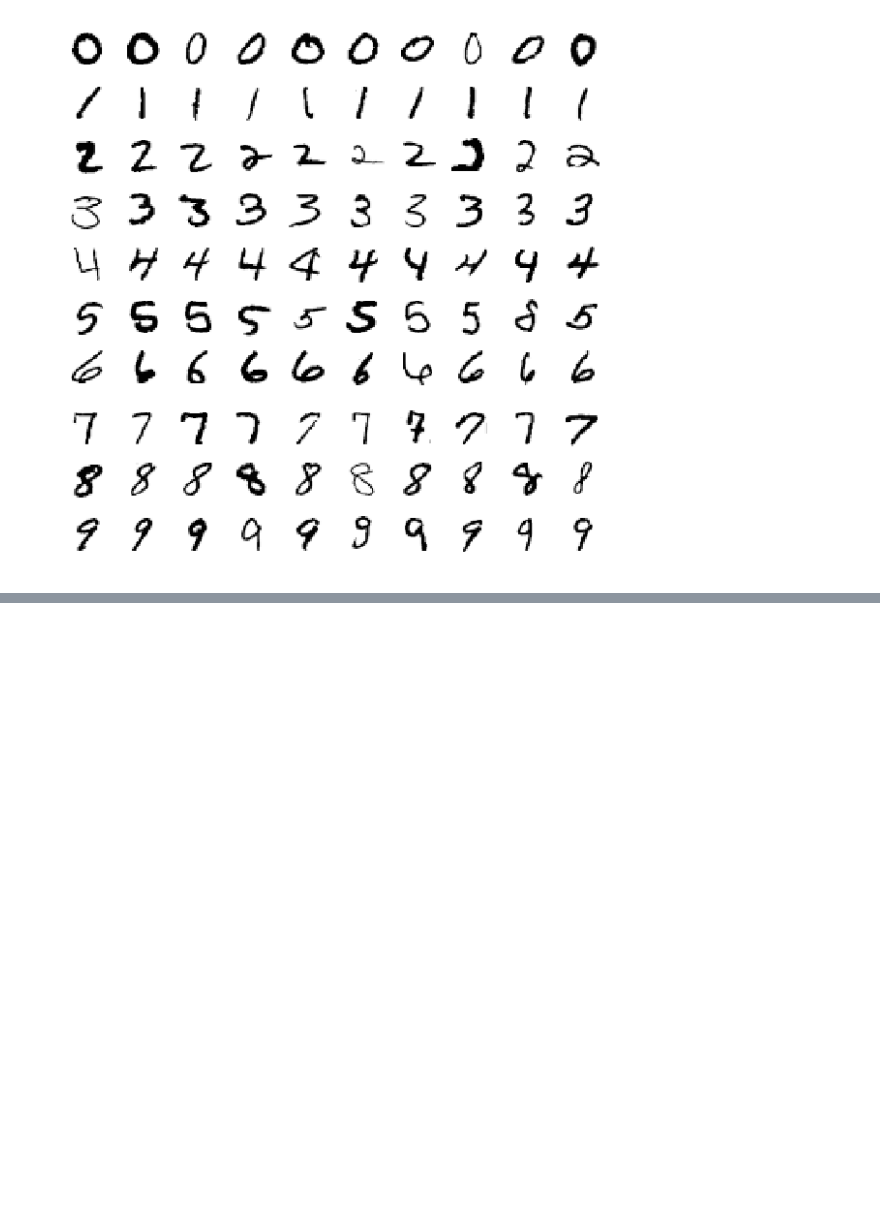
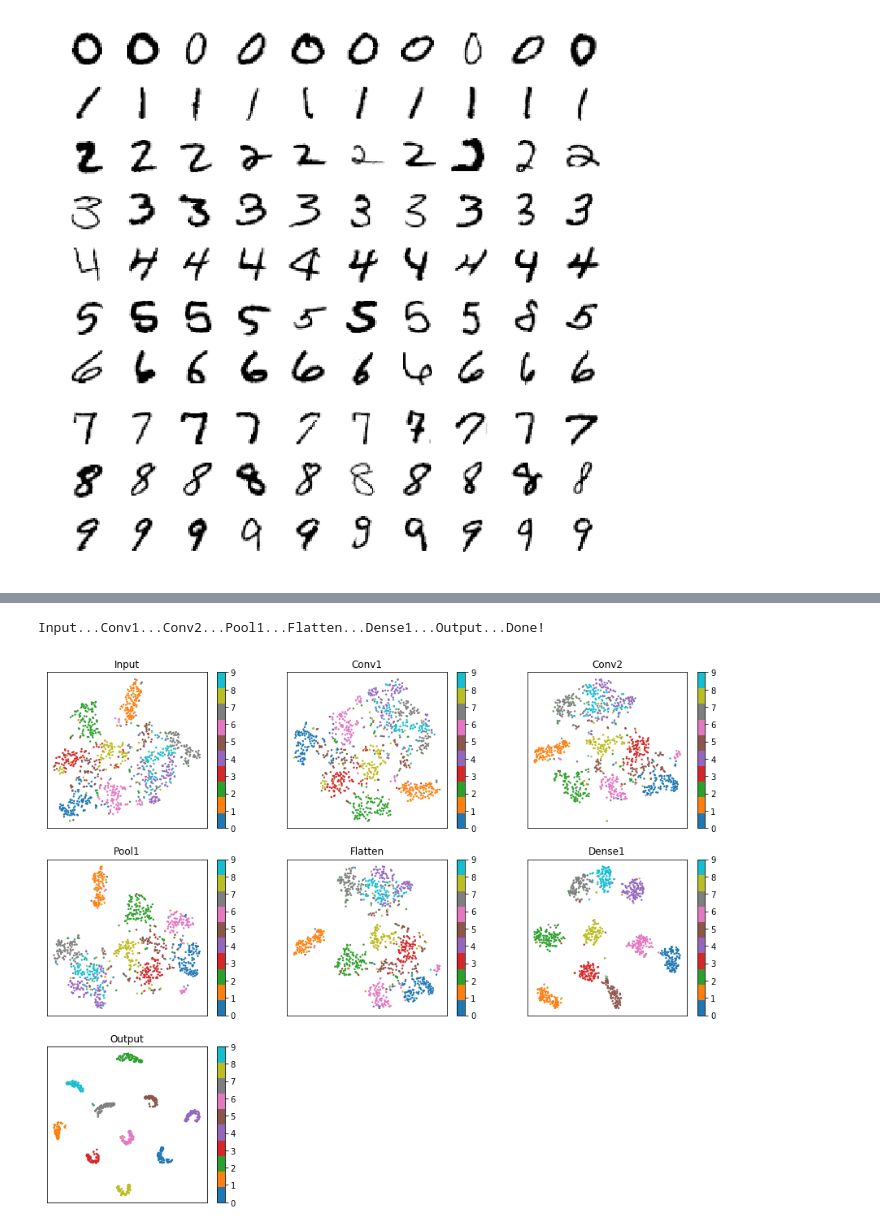
Before and after one commit to jack89roberts/kaggle-digit-recognizer, a Jupyter notebook: digit_recognizer.ipynb, the cells around one changed output, grey strips where cells are left out. Drawn from its saved outputs; the diff is of its cells as text; code cells hidden in the pictures; blank space fills up the shorter version.

```diff
--- a/digit_recognizer.ipynb
+++ b/digit_recognizer.ipynb
@@ -260,0 +253,40 @@ for img_id in worst_pred:
+# %%
+# t-sne or similar to see distinction between digits at different layers?
+def tsne_layers(img_ids):
+    pipe = Pipeline([('pca',PCA(n_components=num_classes)),('tsne',TSNE())])
+
+    rows = ceil(np.sqrt(n_layers+1))
+    cols = ceil((n_layers+1)/rows)
+
+    plt.figure(figsize=(5*cols,4*rows))
+    i=1
+
+    print('Input...',end='')
+    pipe_in = X[img_ids].reshape([len(img_ids),-1])
+    pipe_out = pipe.fit_transform(pipe_in)
+
+    plt.subplot(rows,cols,i)
+    plt.scatter(pipe_out[:,0],pipe_out[:,1],c=labels[img_ids],cmap='tab10',s=2)
+    plt.xticks([]), plt.yticks([])
+    plt.colorbar()
+    plt.title('Input')
+    i+=1
+
+    for key,out in layer_out.items():
+        print(key+'...',end='')
+        pipe_in = out[img_ids].reshape([len(img_ids),-1])
+        pipe_out = pipe.fit_transform(pipe_in)
+
+        plt.subplot(rows,cols,i)
+        plt.scatter(pipe_out[:,0],pipe_out[:,1],c=labels[img_ids],cmap='tab10',s=2)
+        plt.xticks([]), plt.yticks([])
+        plt.colorbar()
+        plt.title(key)
+        i+=1
+    print('Done!')
+
+img_ids = range(1000)
+tsne_layers(img_ids)
+# %% [output]
+Input...Conv1...Conv2...Pool1...Flatten...Dense1...Output...Done!
+[figure, added]
```
Also changed, not shown: parts of 7 cells of this notebook.
